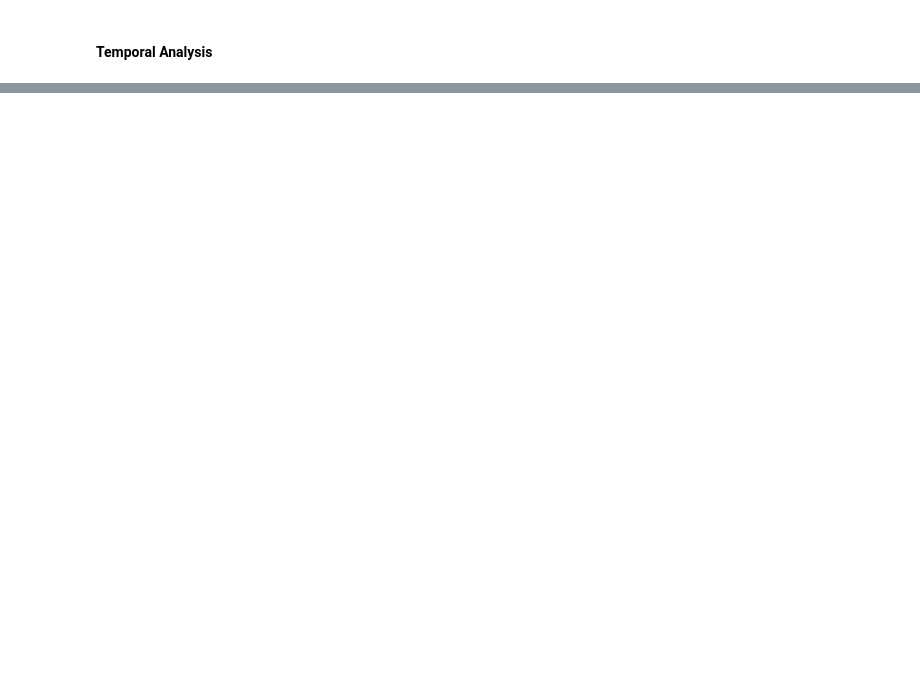
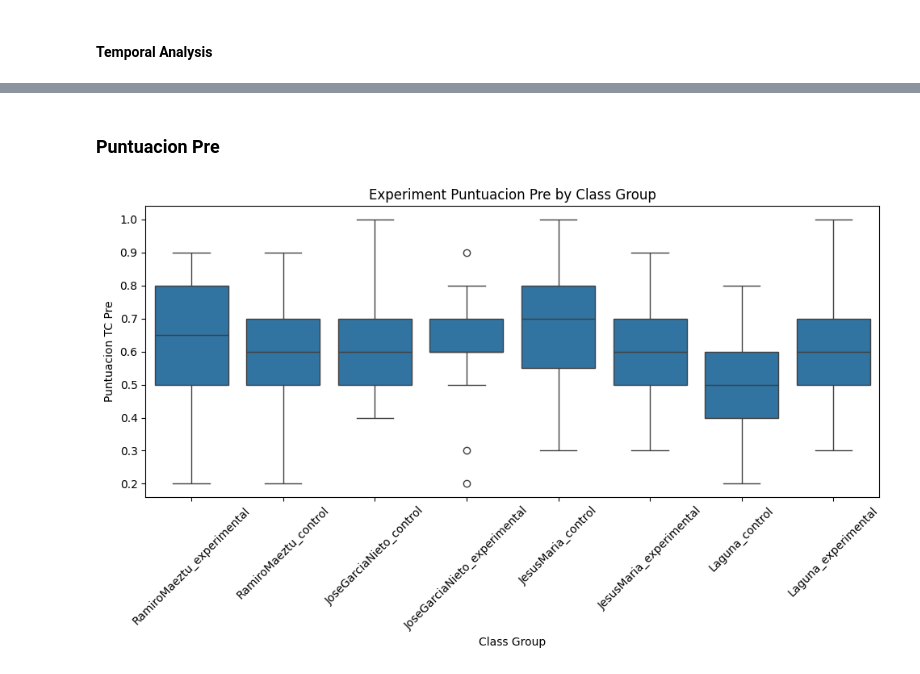
Before and after one commit to IBiDat/va-educational-impact, a Jupyter notebook: src/notebooks/forms/forms_temporal_data_exploration.ipynb, the cells around one changed output, grey strips where cells are left out. Cells and saved outputs as stored; diff of their text form; code cells hidden in the pictures; blank space fills up the shorter version.

```diff
--- a/src/notebooks/forms/forms_temporal_data_exploration.ipynb
+++ b/src/notebooks/forms/forms_temporal_data_exploration.ipynb
@@ -80,0 +218,23 @@ shape: (191, 9)
+# %% [markdown]
+### Puntuacion Pre
+# %%
+import seaborn as sns
+import matplotlib.pyplot as plt
+
+fig, ax = plt.subplots(figsize=(10, 6))
+
+sns.boxplot(
+    data=combined_df.to_pandas(),
+    x="class_group",
+    y="puntuacion_tc_pre",
+    ax=ax
+)
+
+ax.set_title("Experiment Puntuacion Pre by Class Group")
+ax.set_xlabel("Class Group")
+ax.set_ylabel("Puntuacion TC Pre")
+plt.xticks(rotation=45)
+plt.tight_layout()
+plt.show()
+# %% [output]
+[figure, added]
```
Also changed, not shown: parts of 17 cells of this notebook, 3 other files.
